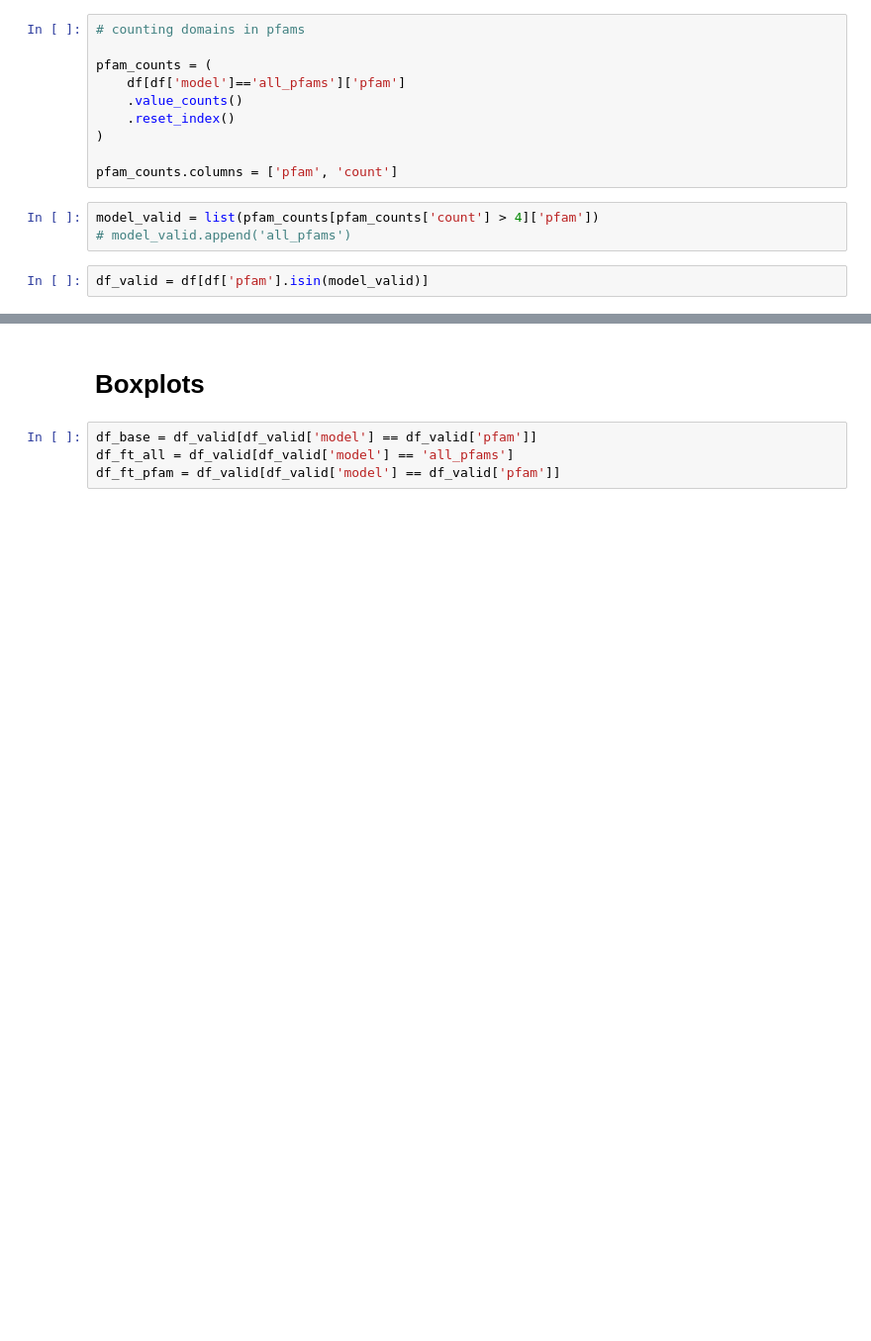
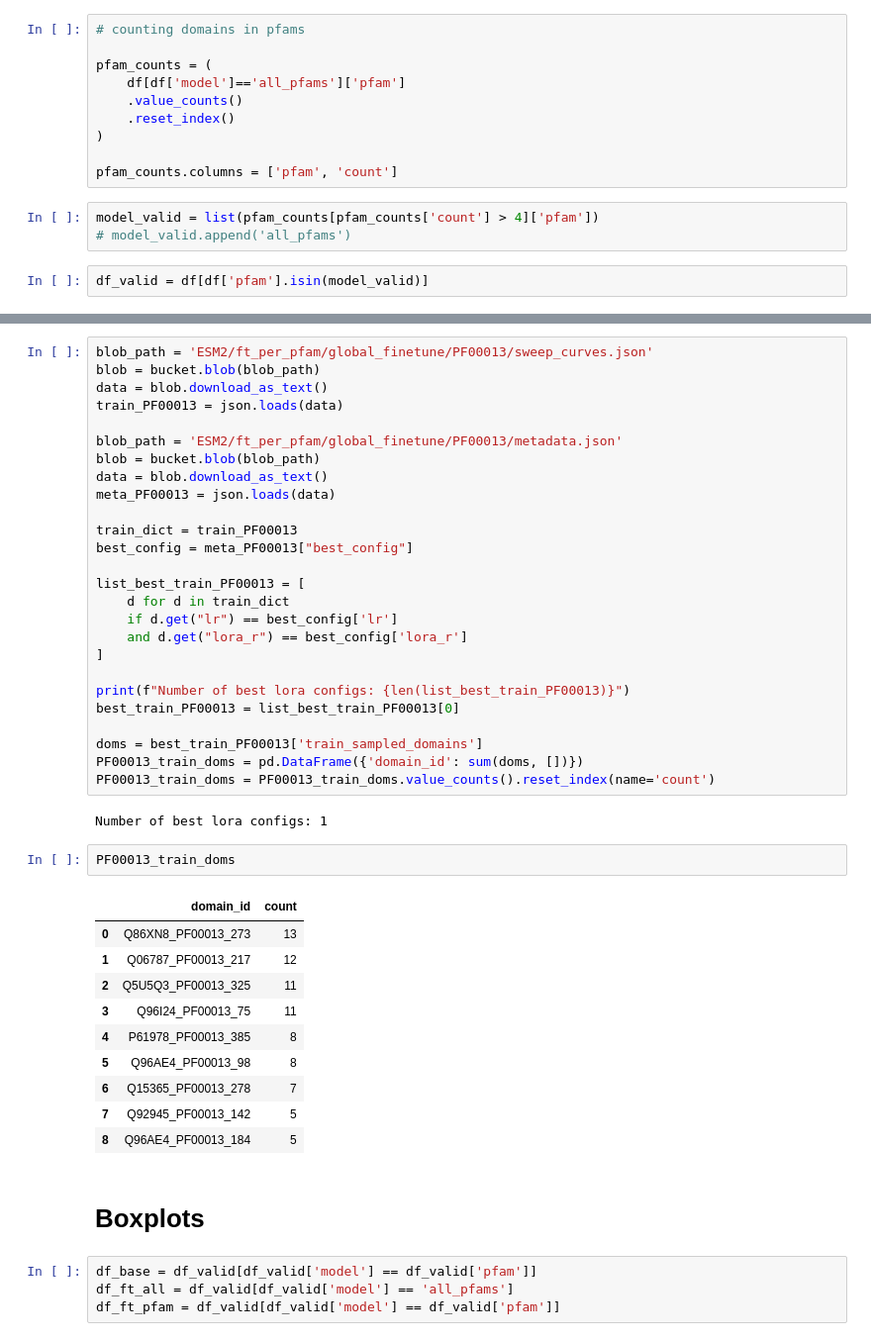
Before and after one commit to Hutch-Johnson/Protein-Language-Models, a Jupyter notebook: ESM2_PFAM_boxplots.ipynb, the cells around one changed output, grey strips where cells are left out. Shown at 99% size. Drawn from its saved outputs; the diff is of its cells as text; blank space fills up the shorter version.

```diff
--- a/ESM2_PFAM_boxplots.ipynb
+++ b/ESM2_PFAM_boxplots.ipynb
@@ -54,3 +216,44 @@ df_valid.head()
+# %%
+blob_path = 'ESM2/ft_per_pfam/global_finetune/PF00013/sweep_curves.json'
+blob = bucket.blob(blob_path)
+data = blob.download_as_text()
+train_PF00013 = json.loads(data)
+
+blob_path = 'ESM2/ft_per_pfam/global_finetune/PF00013/metadata.json'
+blob = bucket.blob(blob_path)
+data = blob.download_as_text()
+meta_PF00013 = json.loads(data)
+
+train_dict = train_PF00013
+best_config = meta_PF00013["best_config"]
+
+list_best_train_PF00013 = [
+    d for d in train_dict
+    if d.get("lr") == best_config['lr']
+    and d.get("lora_r") == best_config['lora_r']
+]
+
+print(f"Number of best lora configs: {len(list_best_train_PF00013)}")
+best_train_PF00013 = list_best_train_PF00013[0]
+
+doms = best_train_PF00013['train_sampled_domains']
+PF00013_train_doms = pd.DataFrame({'domain_id': sum(doms, [])})
+PF00013_train_doms = PF00013_train_doms.value_counts().reset_index(name='count')
+# %% [output]
+Number of best lora configs: 1
+# %%
+PF00013_train_doms
+# %% [output]
+|  | domain_id | count |
+| 0 | Q86XN8_PF00013_273 | 13 |
+| 1 | Q06787_PF00013_217 | 12 |
+| 2 | Q5U5Q3_PF00013_325 | 11 |
+| 3 | Q96I24_PF00013_75 | 11 |
+| 4 | P61978_PF00013_385 | 8 |
+| 5 | Q96AE4_PF00013_98 | 8 |
+| 6 | Q15365_PF00013_278 | 7 |
+| 7 | Q92945_PF00013_142 | 5 |
+| 8 | Q96AE4_PF00013_184 | 5 |
 # %% [markdown]
 # Boxplots
 # %%
```
Also changed, not shown: parts of 13 cells of this notebook, 1 other file.
